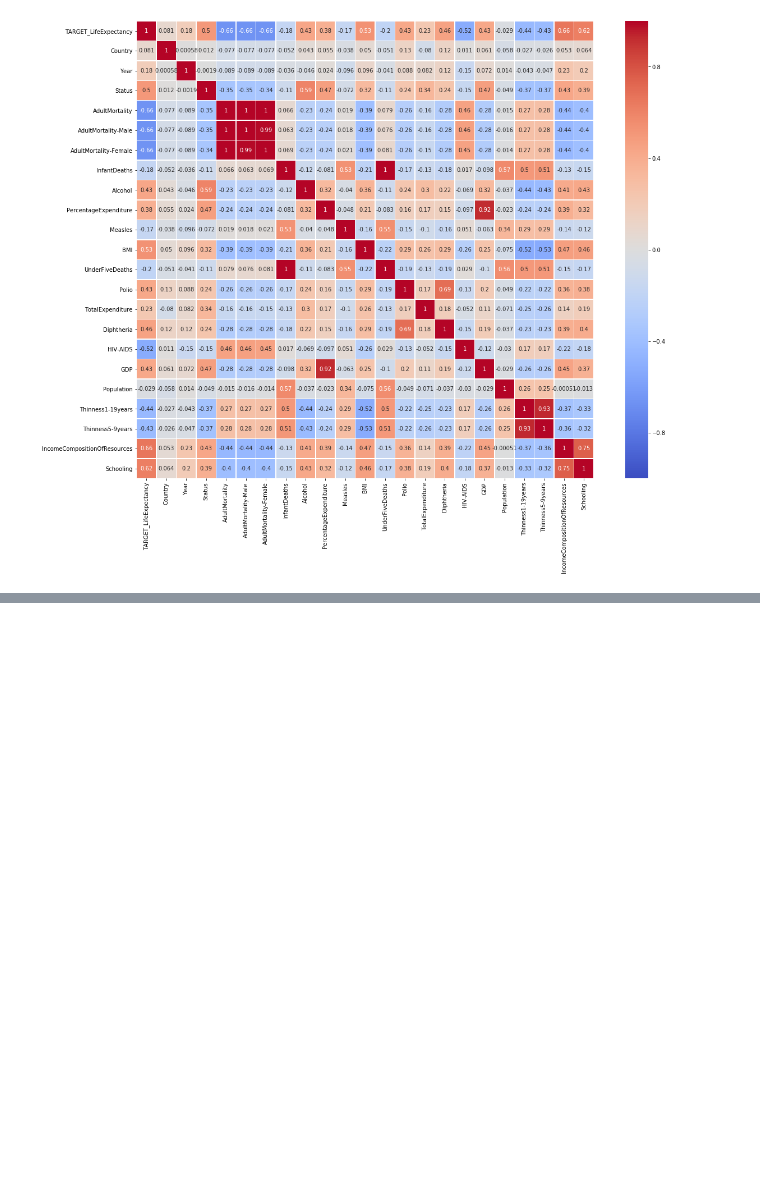
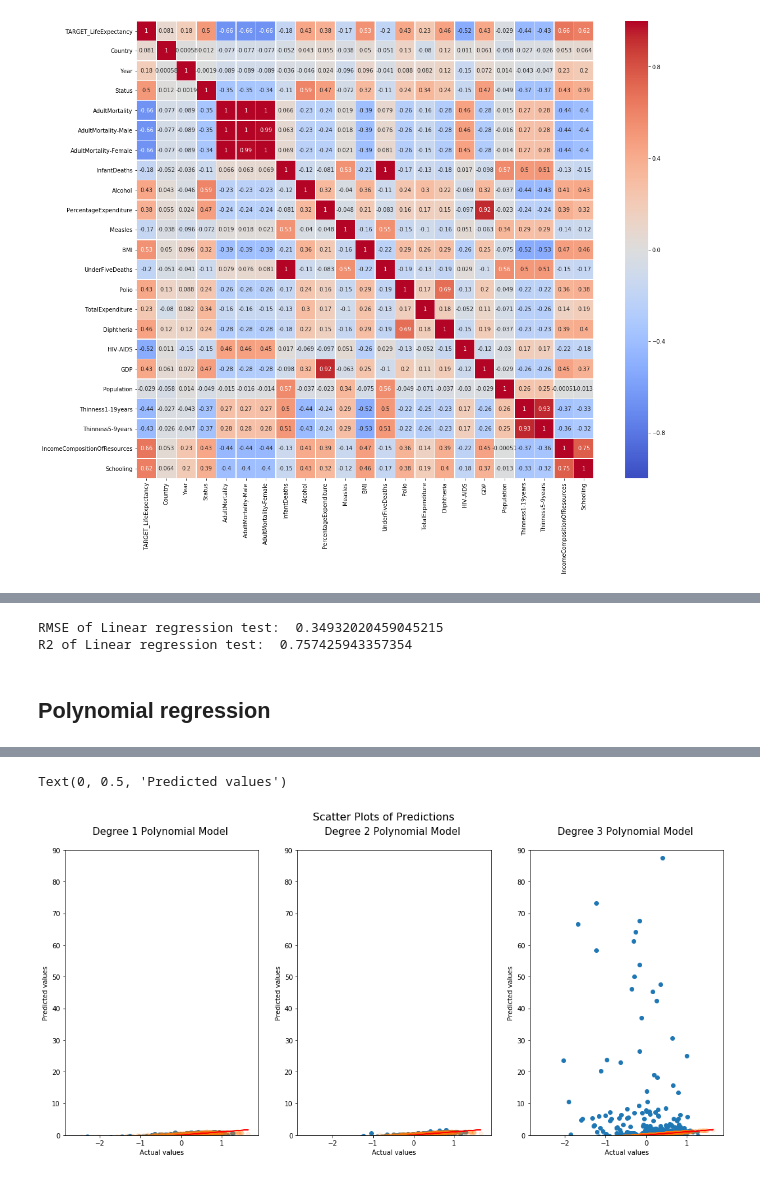
Before and after one commit to parekhjigar/Machine-Learning-A-Z-Python-and-R, a Jupyter notebook: 2. Regression/Regression Analysis/Regression-analysis.ipynb, the cells around one changed output, grey strips where cells are left out. Drawn from its saved outputs; the diff is of its cells as text; code cells hidden in the pictures; blank space fills up the shorter version.

Commit message:
Added regression analysis for life expectancy data

```diff
--- a/2. Regression/Regression Analysis/Regression-analysis.ipynb
+++ b/2. Regression/Regression Analysis/Regression-analysis.ipynb
@@ -12,3 +39,6 @@ dataset = dataset.drop(['ID'], axis = 1)
+# %%
+from sklearn.model_selection import train_test_split
+X_train1, X_test1, y_train1, y_test1 = train_test_split(X_train_robust, y_train_robust, test_size = 0.2, random_state = 0)
 # %%
 dataset.head(5)
 # %% [output]
@@ -80,0 +173,15 @@ By exploring the correlation bewteen all the variables, it can be clearly observ
+# %%
+from sklearn import linear_model
+linReg = linear_model.LinearRegression()
+linReg.fit(X_train1, y_train1)
+
+y_pred_linear = linReg.predict(X_test1)
+r2_test_linear = r2_score(y_test1, y_pred_linear)
+rmse_test_linear = np.sqrt(mean_squared_error(y_test1, y_pred_linear))
+print ("RMSE of Linear regression test: ", rmse_test_linear)
+print ("R2 of Linear regression test: ", r2_test_linear)
+# %% [output]
+RMSE of Linear regression test:  0.34932020459045215
+R2 of Linear regression test:  0.757425943357354
+# %% [markdown]
+## Polynomial regression
@@ -80,0 +234,54 @@ By exploring the correlation bewteen all the variables, it can be clearly observ
+# %%
+print("RMSE-test-set-degree-1: {}".format(rmse_test1))
+print("R2-test-set-degree-1: {}".format(r2_test1))
+
+print("RMSE-training-set-degree-1: {}".format(rmse_train1))
+print("R2-training-set-degree-1:: {}".format(r2_train1))
+
+print("\n")
+
+print("RMSE-test-set-degree-2: {}".format(rmse_test2))
+print("R2-test-set-degree-2: {}".format(r2_test2))
+
+print("RMSE-training-set-degree-2: {}".format(rmse_train2))
+print("R2-training-set-degree-2:: {}".format(r2_train2))
+
+print("\n")
+
+print("RMSE-test-set-degree-3: {}".format(rmse_test3))
+print("R2-test-set-degree-3: {}".format(r2_test3))
+
+print("RMSE-training-set-degree-3: {}".format(rmse_train3))
+print("R2-training-set-degree-3:: {}".format(r2_train3))
+
+
+plt.figure(figsize=(18,8))
+plt.suptitle('Scatter Plots of Predictions', size = 16)
+
+plt.subplot(1,3,1)
+plt.title('Degree 1 Polynomial Model \n', size = 15)
+plt.scatter(y_test1, y_test_pred1)
+plt.scatter(y_train1, y_train_pred1,alpha=0.10)
+plt.plot(y_train1, y_train1, color="red")
+plt.ylim(0,90)
+plt.xlabel("Actual values")
+plt.ylabel("Predicted values")
+
+plt.subplot(1,3,2)
+plt.title('Degree 2 Polynomial Model \n', size = 15)
+plt.scatter(y_test1, y_test_pred2)
+plt.scatter(y_train1, y_train_pred2,alpha=0.10)
+plt.plot(y_train1, y_train1, color="red")
+plt.ylim(0,90)
+plt.xlabel("Actual values")
+plt.ylabel("Predicted values")
+
+plt.subplot(1,3,3)
+plt.title('Degree 3 Polynomial Model \n', size = 15)
+plt.scatter(y_test1, y_test_pred3)
+plt.scatter(y_train1, y_train_pred3,alpha=0.10)
+plt.plot(y_train1, y_train1, color="red")
+plt.ylim(0,90)
+plt.xlabel("Actual values")
+plt.ylabel("Predicted values")
+# %% [output]
@@ -80,0 +304,2 @@ By exploring the correlation bewteen all the variables, it can be clearly observ
+Text(0, 0.5, 'Predicted values')
+[figure, added]
```
Also changed, not shown: parts of 27 cells of this notebook.
